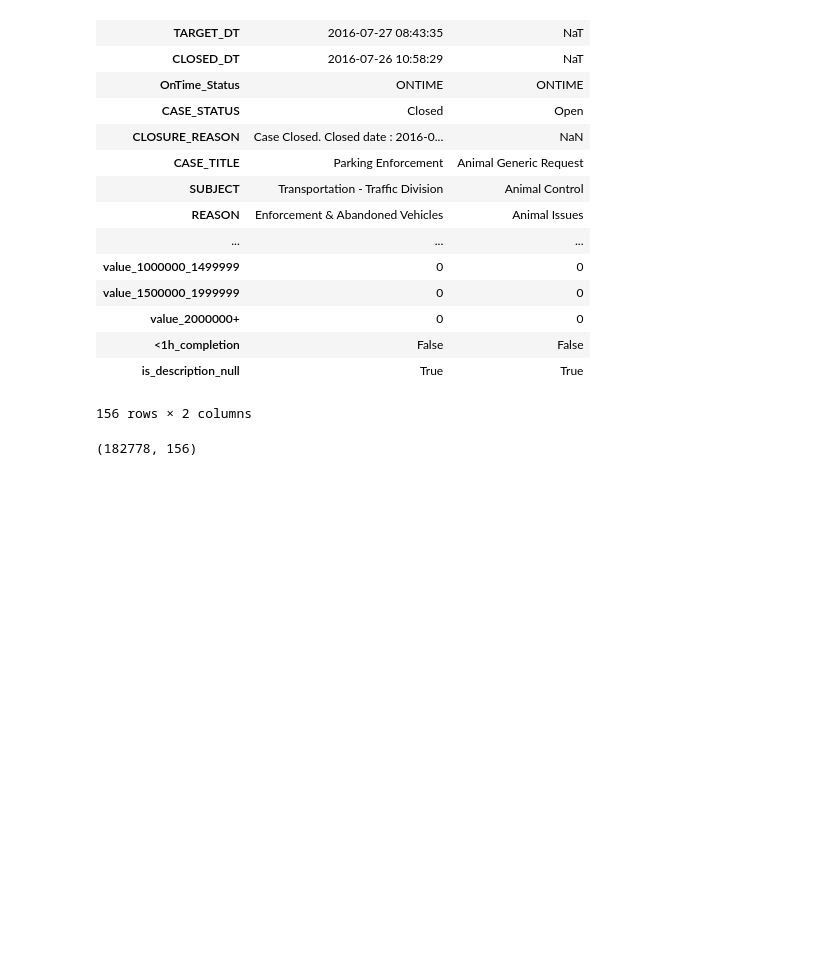
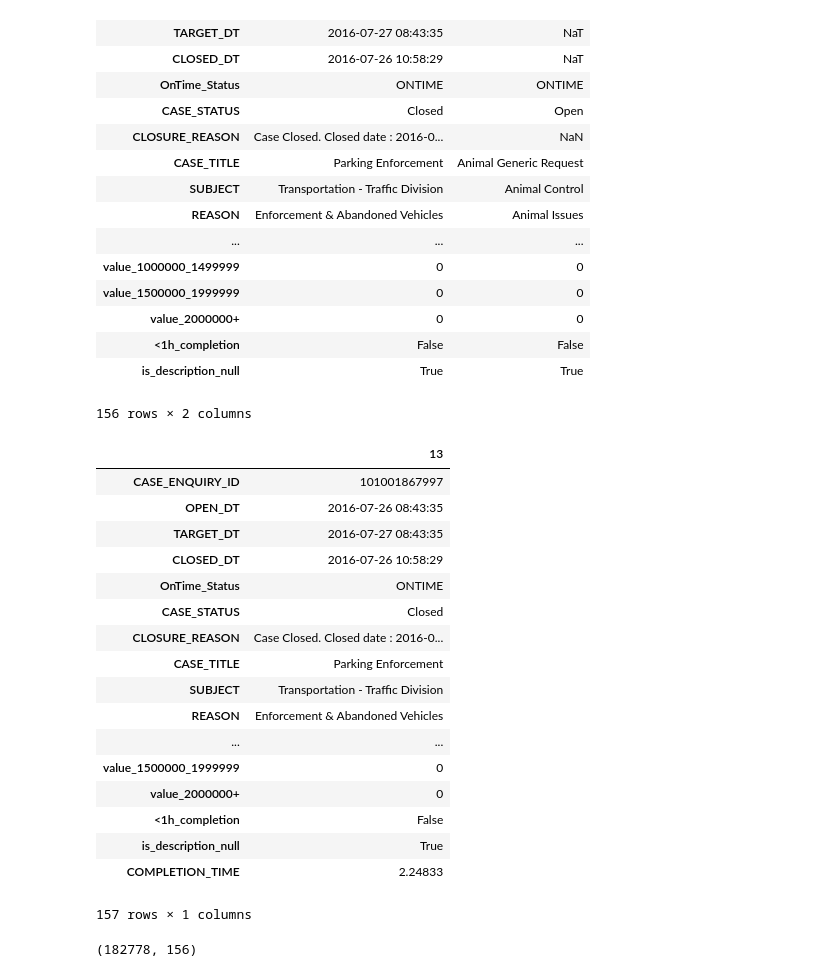
Before and after one commit to aok1425/311-prediction-times, a Jupyter notebook: 01 cleaning/00 any issues that abnormally finish too soon?.ipynb, the cells around one changed output. Cells and saved outputs as stored; diff of their text form; code cells hidden in the pictures; blank space fills up the shorter version.

```diff
--- a/data-cleaning/00 any issues that abnormally finish too soon?.ipynb
+++ b/01 cleaning/00 any issues that abnormally finish too soon?.ipynb
@@ -34,6 +34,27 @@ df.head(2).T
 | <1h_completion | False | False |
 | is_description_null | True | True |
 156 rows × 2 columns
+# %%
+df.head(1).T
+# %% [output]
+|  | 13 |
+| CASE_ENQUIRY_ID | 101001867997 |
+| OPEN_DT | 2016-07-26 08:43:35 |
+| TARGET_DT | 2016-07-27 08:43:35 |
+| CLOSED_DT | 2016-07-26 10:58:29 |
+| OnTime_Status | ONTIME |
+| CASE_STATUS | Closed |
+| CLOSURE_REASON | Case Closed. Closed date : 2016-0... |
+| CASE_TITLE | Parking Enforcement |
+| SUBJECT | Transportation - Traffic Division |
+| REASON | Enforcement & Abandoned Vehicles |
+| ... | ... |
+| value_1500000_1999999 | 0 |
+| value_2000000+ | 0 |
+| <1h_completion | False |
+| is_description_null | True |
+| COMPLETION_TIME | 2.24833 |
+157 rows × 1 columns
 # %%
 df.shape
 # %% [output]
```
Also changed, not shown: parts of 8 cells of this notebook, 7 other files.
